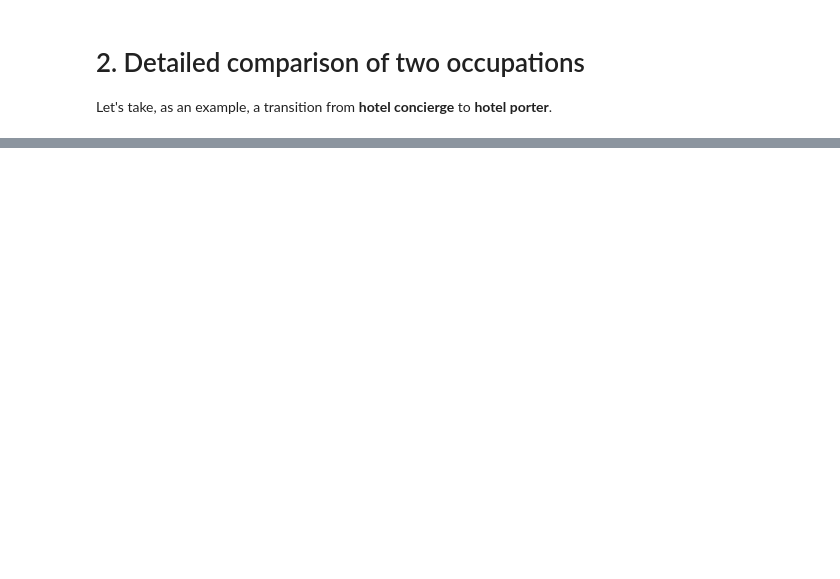
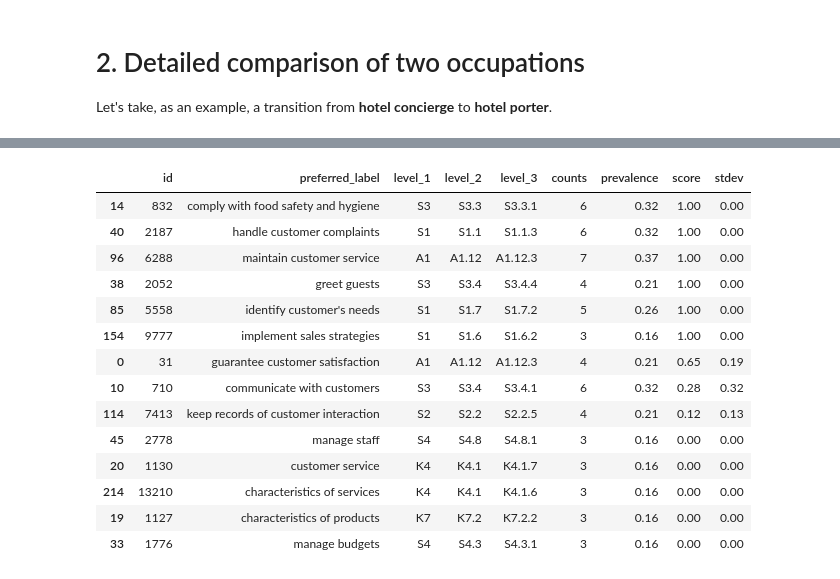
Before and after one commit to nestauk/mapping-career-causeways, a Jupyter notebook: codebase/notebooks/Tutorial_01_transitions.ipynb, the cells around one changed output, grey strips where cells are left out. Saved outputs shown, nothing was run; the diff lists cells and outputs as text; code cells hidden in the pictures; blank space fills up the shorter version.

```diff
--- a/codebase/notebooks/Tutorial_01_transitions.ipynb
+++ b/codebase/notebooks/Tutorial_01_transitions.ipynb
@@ -382,0 +345,12 @@ high_risk_trans[
+# %%
+# Setup the skills gaps analysis by specifying which transitions and which type of skills match to analyse
+
+# Select only safe and desirable transitions
+# (NB: Need to reset the index)
+desirable_transitions = trans[trans.is_safe_desirable].reset_index()
+
+# Set up the analysis
+gaps = trans_utils.SkillsGaps(desirable_transitions)
+gaps.setup(
+    transition_indices=desirable_transitions.index.to_list(), # which transitions we wish to analyse (corresponding to the rows of the dataframe)
+    skills_type='destination') # which skills matching scores to analyse (either 'destination' or 'origin')
@@ -382,0 +382,23 @@ high_risk_trans[
+# %%
+# Check the most prevalent skills items and their average matching scores across the transitions
+# (Here, we check skills in the 90th percentile of prevalence)
+
+gaps.prevalent_skills_gaps(top_x=90, # Either the top prevalence percentile to show, or the top X skills to show (if percentile is False)
+                           percentile=True
+                          ).round(2)
+# %% [output]
+|  | id | preferred_label | level_1 | level_2 | level_3 | counts | prevalence | score | stdev |
+| 14 | 832 | comply with food safety and hygiene | S3 | S3.3 | S3.3.1 | 6 | 0.32 | 1.00 | 0.00 |
+| 40 | 2187 | handle customer complaints | S1 | S1.1 | S1.1.3 | 6 | 0.32 | 1.00 | 0.00 |
+| 96 | 6288 | maintain customer service | A1 | A1.12 | A1.12.3 | 7 | 0.37 | 1.00 | 0.00 |
+| 38 | 2052 | greet guests | S3 | S3.4 | S3.4.4 | 4 | 0.21 | 1.00 | 0.00 |
+| 85 | 5558 | identify customer's needs | S1 | S1.7 | S1.7.2 | 5 | 0.26 | 1.00 | 0.00 |
+| 154 | 9777 | implement sales strategies | S1 | S1.6 | S1.6.2 | 3 | 0.16 | 1.00 | 0.00 |
+| 0 | 31 | guarantee customer satisfaction | A1 | A1.12 | A1.12.3 | 4 | 0.21 | 0.65 | 0.19 |
+| 10 | 710 | communicate with customers | S3 | S3.4 | S3.4.1 | 6 | 0.32 | 0.28 | 0.32 |
+| 114 | 7413 | keep records of customer interaction | S2 | S2.2 | S2.2.5 | 4 | 0.21 | 0.12 | 0.13 |
+| 45 | 2778 | manage staff | S4 | S4.8 | S4.8.1 | 3 | 0.16 | 0.00 | 0.00 |
+| 20 | 1130 | customer service | K4 | K4.1 | K4.1.7 | 3 | 0.16 | 0.00 | 0.00 |
+| 214 | 13210 | characteristics of services | K4 | K4.1 | K4.1.6 | 3 | 0.16 | 0.00 | 0.00 |
+| 19 | 1127 | characteristics of products | K7 | K7.2 | K7.2.2 | 3 | 0.16 | 0.00 | 0.00 |
+| 33 | 1776 | manage budgets | S4 | S4.3 | S4.3.1 | 3 | 0.16 | 0.00 | 0.00 |
```
Also changed, not shown: parts of 73 cells of this notebook, 12 other files.
